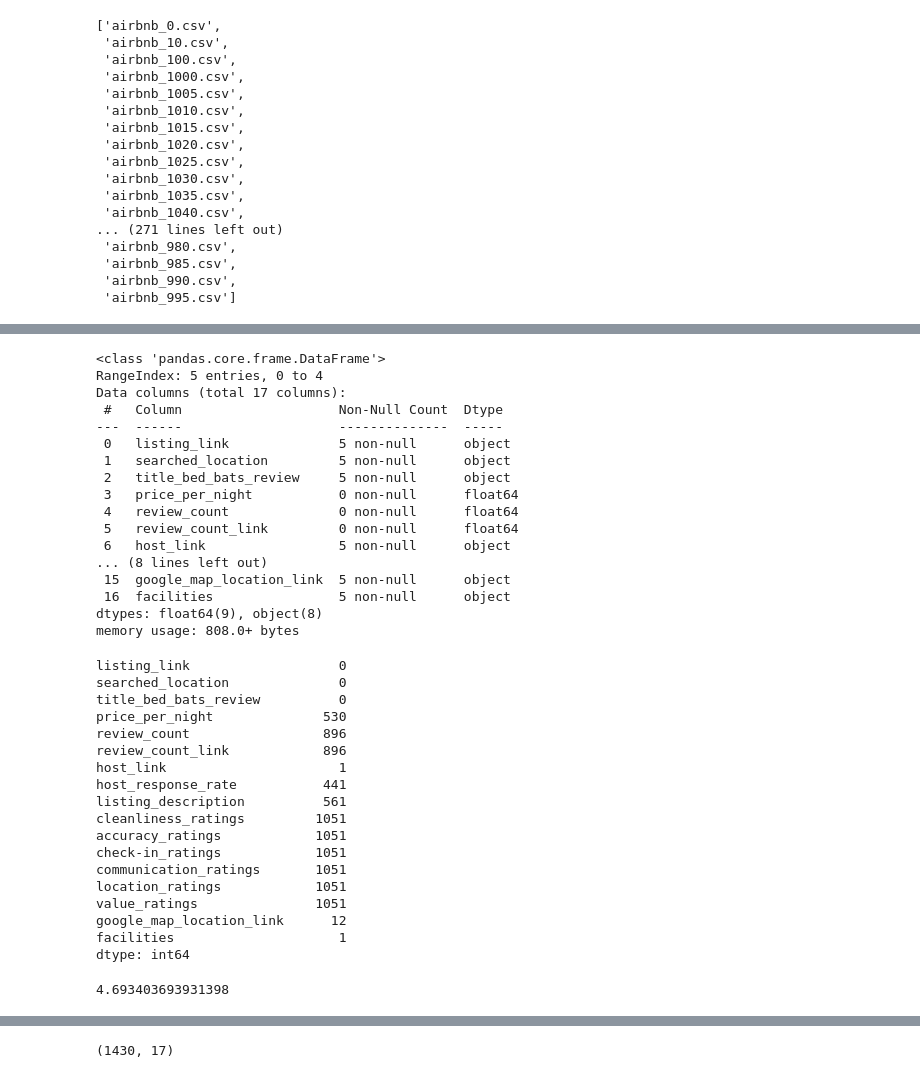
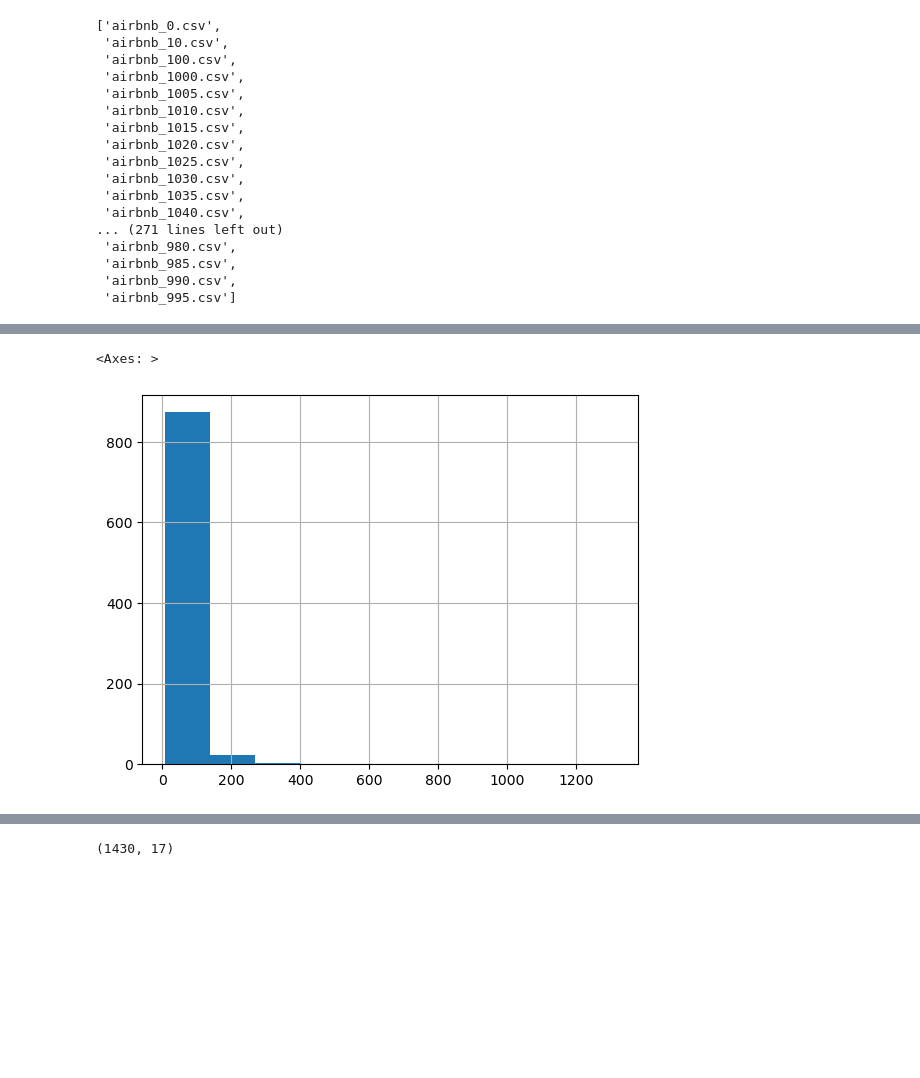
Before and after one commit to Yeasirzawad/Airbnb-Bangladesh-Scrap, a Jupyter notebook: merge.ipynb, the cells around one changed output, grey strips where cells are left out. Cells and saved outputs as stored; diff of their text form; code cells hidden in the pictures; blank space fills up the shorter version.

```diff
--- a/merge.ipynb
+++ b/merge.ipynb
@@ -73,0 +32,3 @@ Name: price_per_night, Length: 1430, dtype: object
+# %%
+
+df_main = pd.DataFrame(all_df)
@@ -74,2 +37,2 @@ Name: price_per_night, Length: 1430, dtype: object
 # %%
-all_df['price_per_night'] = all_df['price_per_night'].replace('[\$,]', '', regex=True).astype(float)
+df_main['price_per_night'] = df_main['price_per_night'].replace('[\$,]', '', regex=True).astype(float)
@@ -78,45 +39,5 @@ import numpy as np
-# %%
-df.info()
-# %% [output]
-<class 'pandas.core.frame.DataFrame'>
-RangeIndex: 5 entries, 0 to 4
-Data columns (total 17 columns):
- #   Column                    Non-Null Count  Dtype
----  ------                    --------------  -----
- 0   listing_link              5 non-null      object
- 1   searched_location         5 non-null      object
- 2   title_bed_bats_review     5 non-null      object
- 3   price_per_night           0 non-null      float64
- 4   review_count              0 non-null      float64
- 5   review_count_link         0 non-null      float64
- 6   host_link                 5 non-null      object
-... (8 lines left out)
- 15  google_map_location_link  5 non-null      object
- 16  facilities                5 non-null      object
-dtypes: float64(9), object(8)
-memory usage: 808.0+ bytes
-# %%
-all_df.isnull().sum()
-# %% [output]
-listing_link                   0
-searched_location              0
-title_bed_bats_review          0
-price_per_night              530
-review_count                 896
-review_count_link            896
-host_link                      1
-host_response_rate           441
-listing_description          561
-cleanliness_ratings         1051
-accuracy_ratings            1051
-check-in_ratings            1051
-communication_ratings       1051
-location_ratings            1051
-value_ratings               1051
-google_map_location_link      12
-facilities                     1
-dtype: int64
-# %%
-all_df['accuracy_ratings'].mean()
-# %% [output]
-4.693403693931398
+# %%
+df_main['price_per_night'].hist()
+# %% [output]
+<Axes: >
+[figure, added]
```
Also changed, not shown: parts of 10 cells of this notebook, 1 other file.
